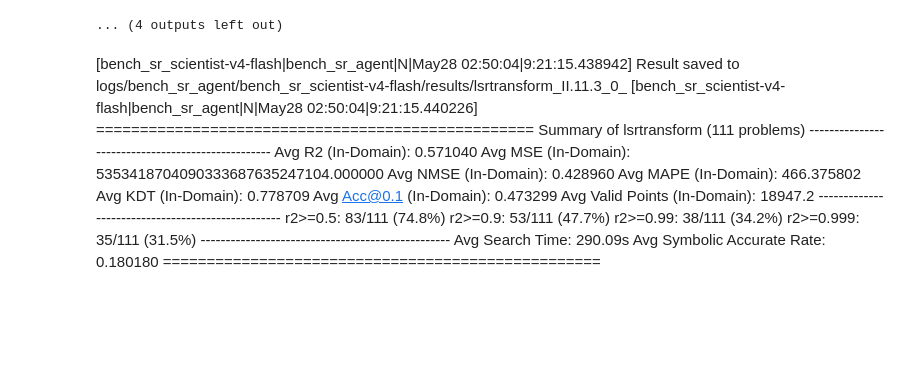
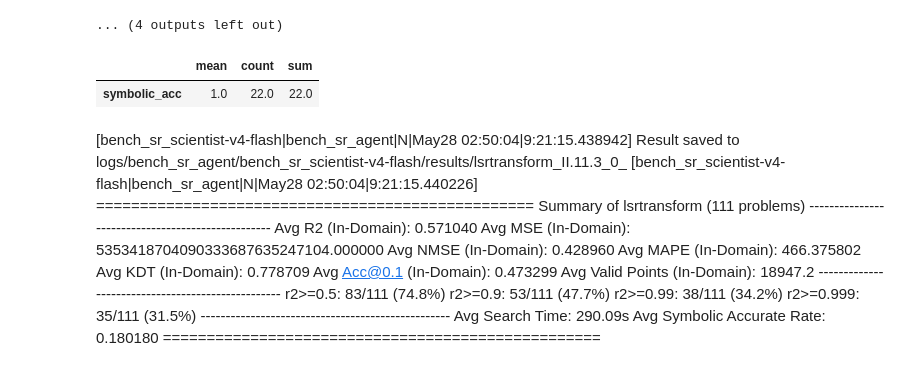
Before and after one commit to yuzhTHU/MySRAgent, a Jupyter notebook: analysis/260526统计结果.ipynb, the cells around one changed output. Drawn from its saved outputs; the diff is of its cells as text; code cells hidden in the pictures; blank space fills up the shorter version.

```diff
--- a/analysis/260526统计结果.ipynb
+++ b/analysis/260526统计结果.ipynb
@@ -97,6 +97,20 @@ for save_dir in [
 |  | mean | count | sum |
 | symbolic_acc | 0.558559 | 111.0 | 62.0 |
 ... (4 outputs left out)
+# %%
+import json
+import pandas as pd
+
+df_list = []
+for path in Path('logs/baseline/coding_agent/codex_gpt55/').glob('*/results.json'):
+    result = json.loads(path.read_text(encoding="utf-8").strip())
+    df_list.append(result)
+df_results = pd.DataFrame(df_list)
+
+display(df_results['symbolic_acc'].agg(['mean', 'count', 'sum']).to_frame().T)
+# %% [output]
+|  | mean | count | sum |
+| symbolic_acc | 1.0 | 22.0 | 22.0 |
 # %% [markdown]
 [bench_sr_scientist-v4-flash|bench_sr_agent|N|May28 02:50:04|9:21:15.438942] Result saved to logs/bench_sr_agent/bench_sr_scientist-v4-flash/results/lsrtransform_II.11.3_0_
 [bench_sr_scientist-v4-flash|bench_sr_agent|N|May28 02:50:04|9:21:15.440226]
```
Also changed, not shown: parts of 1 cell of this notebook.
